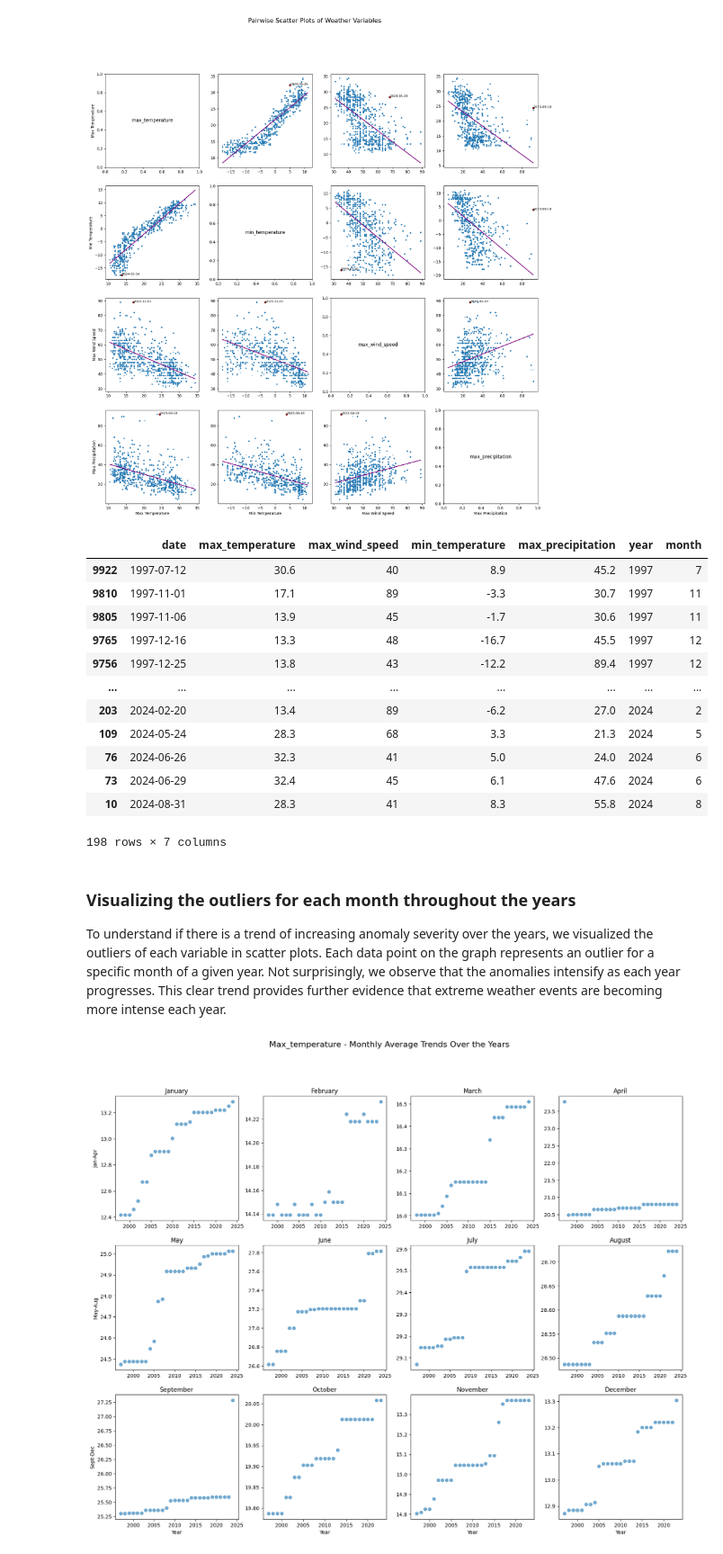
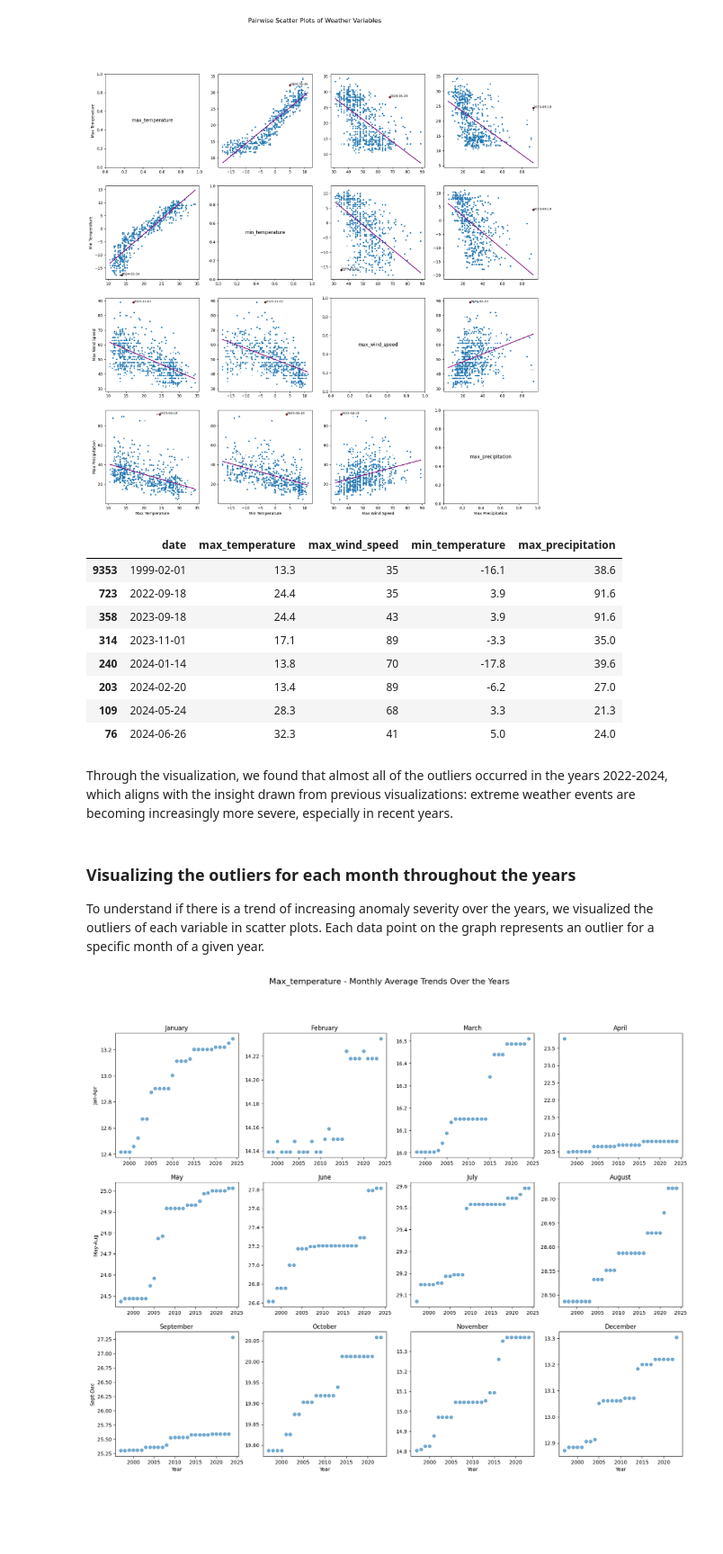
Before and after one commit to King7D/econ323-project, a Jupyter notebook: project.ipynb, the cells around one changed output. Shown at 90% size. Drawn from its saved outputs; the diff is of its cells as text; code cells hidden in the pictures; blank space fills up the shorter version.

```diff
--- a/project.ipynb
+++ b/project.ipynb
@@ -218,26 +238,24 @@ plt.show()
 [figure]
 # %%
 # Drop duplicate outliers and sort by date
-sorted_all_outliers = all_yearly_outliers.drop_duplicates(subset="date").sort_values(by="date")
-sorted_all_outliers
+sorted_outliers = all_outliers.drop_duplicates(subset="date").sort_values(by="date")
+sorted_outliers
 # %% [output]
-|  | date | max_temperature | max_wind_speed | min_temperature | max_precipitation | year | month |
-| 9922 | 1997-07-12 | 30.6 | 40 | 8.9 | 45.2 | 1997 | 7 |
-| 9810 | 1997-11-01 | 17.1 | 89 | -3.3 | 30.7 | 1997 | 11 |
-| 9805 | 1997-11-06 | 13.9 | 45 | -1.7 | 30.6 | 1997 | 11 |
-| 9765 | 1997-12-16 | 13.3 | 48 | -16.7 | 45.5 | 1997 | 12 |
-| 9756 | 1997-12-25 | 13.8 | 43 | -12.2 | 89.4 | 1997 | 12 |
-| ... | ... | ... | ... | ... | ... | ... | ... |
-| 203 | 2024-02-20 | 13.4 | 89 | -6.2 | 27.0 | 2024 | 2 |
-| 109 | 2024-05-24 | 28.3 | 68 | 3.3 | 21.3 | 2024 | 5 |
-| 76 | 2024-06-26 | 32.3 | 41 | 5.0 | 24.0 | 2024 | 6 |
-| 73 | 2024-06-29 | 32.4 | 45 | 6.1 | 47.6 | 2024 | 6 |
-| 10 | 2024-08-31 | 28.3 | 41 | 8.3 | 55.8 | 2024 | 8 |
+|  | date | max_temperature | max_wind_speed | min_temperature | max_precipitation |
+| 9353 | 1999-02-01 | 13.3 | 35 | -16.1 | 38.6 |
+| 723 | 2022-09-18 | 24.4 | 35 | 3.9 | 91.6 |
+| 358 | 2023-09-18 | 24.4 | 43 | 3.9 | 91.6 |
+| 314 | 2023-11-01 | 17.1 | 89 | -3.3 | 35.0 |
+| 240 | 2024-01-14 | 13.8 | 70 | -17.8 | 39.6 |
+| 203 | 2024-02-20 | 13.4 | 89 | -6.2 | 27.0 |
+| 109 | 2024-05-24 | 28.3 | 68 | 3.3 | 21.3 |
+| 76 | 2024-06-26 | 32.3 | 41 | 5.0 | 24.0 |
-198 rows × 7 columns
+# %% [markdown]
+Through the visualization, we found that almost all of the outliers occurred in the years 2022-2024, which aligns with the insight drawn from previous visualizations: extreme weather events are becoming increasingly more severe, especially in recent years.
 # %% [markdown]
 ### Visualizing the outliers for each month throughout the years
 
-To understand if there is a trend of increasing anomaly severity over the years, we visualized the outliers of each variable in scatter plots. Each data point on the graph represents an outlier for a specific month of a given year. Not surprisingly, we observe that the anomalies intensify as each year progresses. This clear trend provides further evidence that extreme weather events are becoming more intense each year.
+To understand if there is a trend of increasing anomaly severity over the years, we visualized the outliers of each variable in scatter plots. Each data point on the graph represents an outlier for a specific month of a given year.
 # %%
 # Define start and end years
 start_year, end_year = 1997, 2024
```
Also changed, not shown: parts of 12 cells of this notebook.
